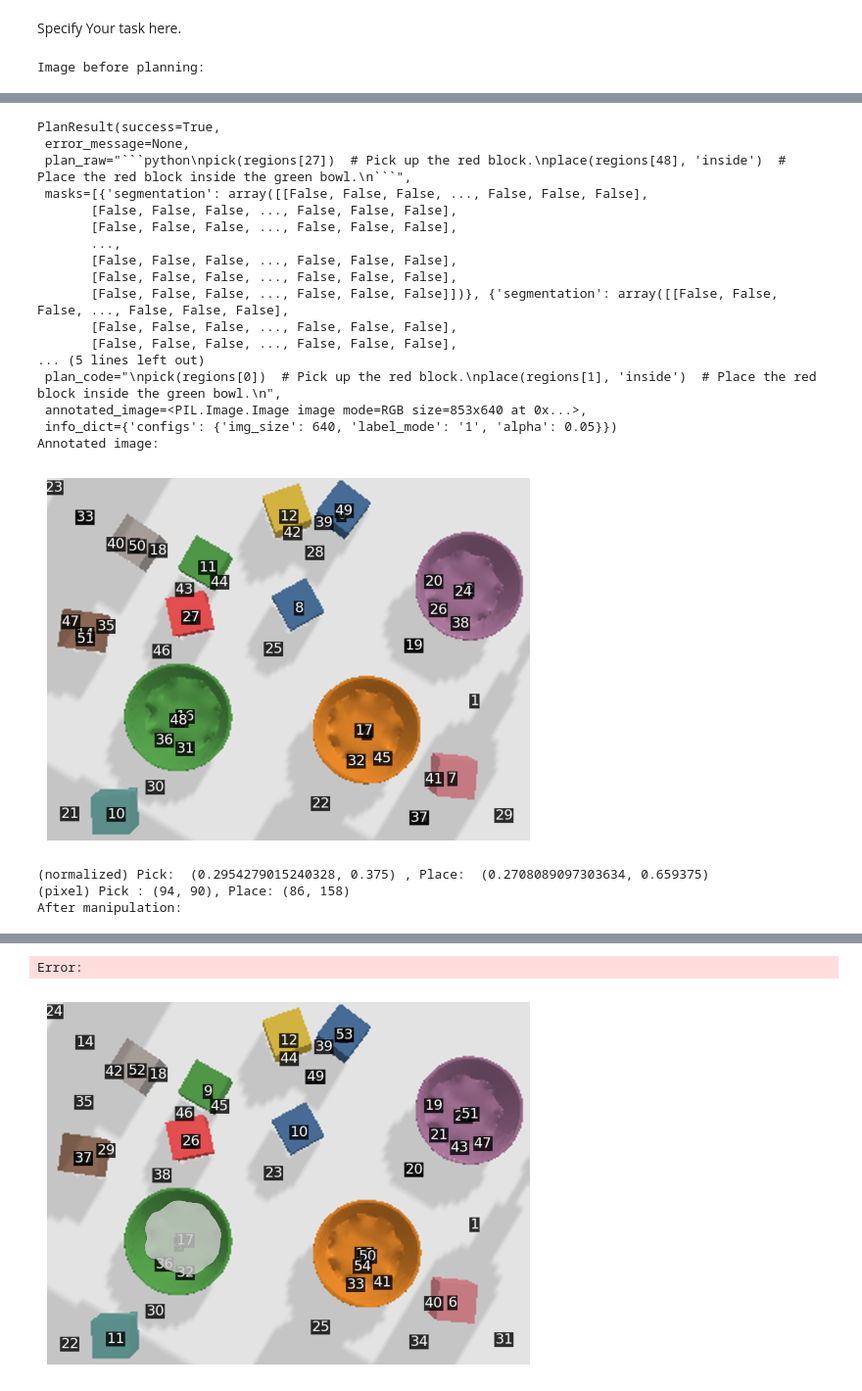
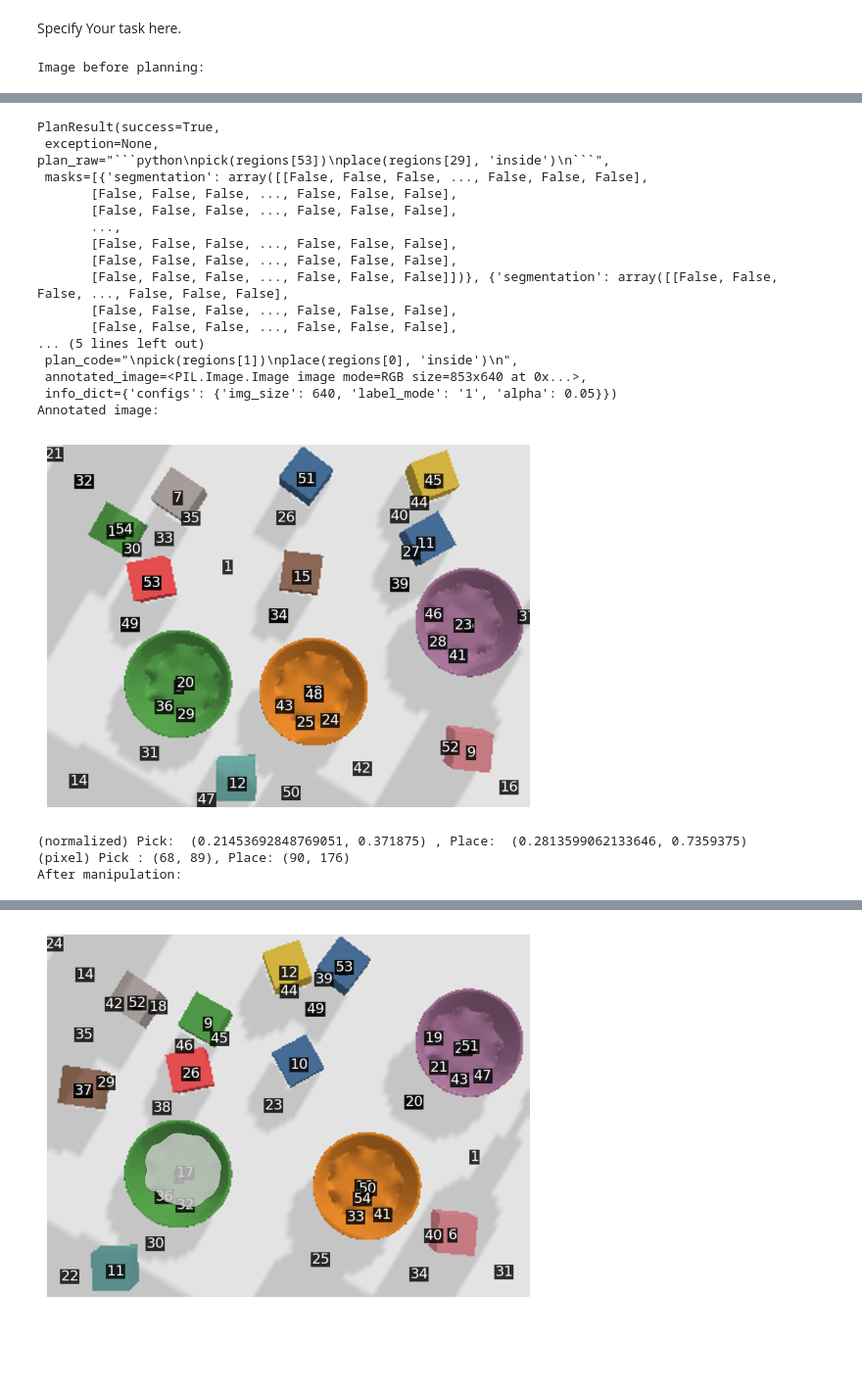
Before and after one commit to likaixin2000/GPT4V-Planner, a Jupyter notebook: experiment.ipynb, the cells around one changed output, grey strips where cells are left out. Shown at 98% size. Saved outputs shown, nothing was run; the diff lists cells and outputs as text; code cells hidden in the pictures; blank space fills up the shorter version.

````diff
--- a/experiment.ipynb
+++ b/experiment.ipynb
@@ -40,8 +39,10 @@ def show_image(image, points=None, mask=None):
         plt.scatter(points[:, 0], points[:, 1], c='yellow', s=30)  # smaller circle inside
 
     plt.show()
+# %%
+logger = CustomLogger()
 # %%
 from environments.ur5_simulation import UR5SimulationEnv
-env = UR5SimulationEnv()
+env = UR5SimulationEnv(logger=logger)
 env.setup()
 # %% [output]
@@ -67,7 +69,7 @@ def run_experiment(env, agent, prompt, debug=True):
     print("Image before planning: ")
     image = env.get_image()
     show_image(image)
-    plan_result = agent.plan(prompt, image)
+    plan_result = agent.try_plan(prompt, image)
     print(plan_result)
     print("Annotated image: ")
     show_image(plan_result.annotated_image)
@@ -98,7 +92,7 @@ Specify Your task here.
 # %%
 prompt="""Task: Put the red block into the green bowl."""
 # %%
-agent = agent_factory("SegVLM")
+agent = agent_factory("SegVLM", logger=logger)
 agent.configs["img_size"] = 640
 plan_result = run_experiment(env, agent, prompt)
 # %% [output]
@@ -107,21 +101,21 @@ Image before planning:
 PlanResult(success=True,
- error_message=None,
- plan_raw="```python\npick(regions[27])  # Pick up the red block.\nplace(regions[48], 'inside')  # Place the red block inside the green bowl.\n```",
+ exception=None,
+plan_raw="```python\npick(regions[53])\nplace(regions[29], 'inside')\n```",
  masks=[{'segmentation': array([[False, False, False, ..., False, False, False],
        [False, False, False, ..., False, False, False],
        [False, False, False, ..., False, False, False],
        ...,
        [False, False, False, ..., False, False, False],
        [False, False, False, ..., False, False, False],
        [False, False, False, ..., False, False, False]])}, {'segmentation': array([[False, False, False, ..., False, False, False],
        [False, False, False, ..., False, False, False],
        [False, False, False, ..., False, False, False],
 ... (5 lines left out)
- plan_code="\npick(regions[0])  # Pick up the red block.\nplace(regions[1], 'inside')  # Place the red block inside the green bowl.\n",
+ plan_code="\npick(regions[1])\nplace(regions[0], 'inside')\n",
  annotated_image=<PIL.Image.Image image mode=RGB size=853x640 at 0x...>,
  info_dict={'configs': {'img_size': 640, 'label_mode': '1', 'alpha': 0.05}})
 Annotated image:
-[figure, old version]
+[figure, new version]
-(normalized) Pick:  (0.2954279015240328, 0.375) , Place:  (0.2708089097303634, 0.659375)
-(pixel) Pick : (94, 90), Place: (86, 158)
+(normalized) Pick:  (0.21453692848769051, 0.371875) , Place:  (0.2813599062133646, 0.7359375)
+(pixel) Pick : (68, 89), Place: (90, 176)
 After manipulation:
@@ -129,4 +123,3 @@ After manipulation:
-Error:
 # %%
 show_image(plan_result.annotated_image, mask=plan_result.masks[0]["segmentation"])
 # %% [output]
````
Also changed, not shown: parts of 5 cells of this notebook, 48 other files.
